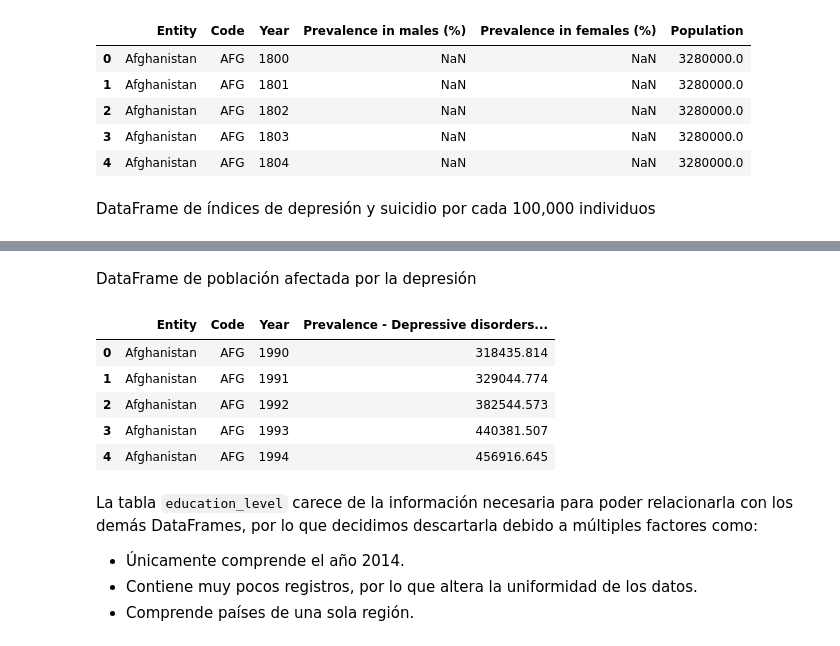
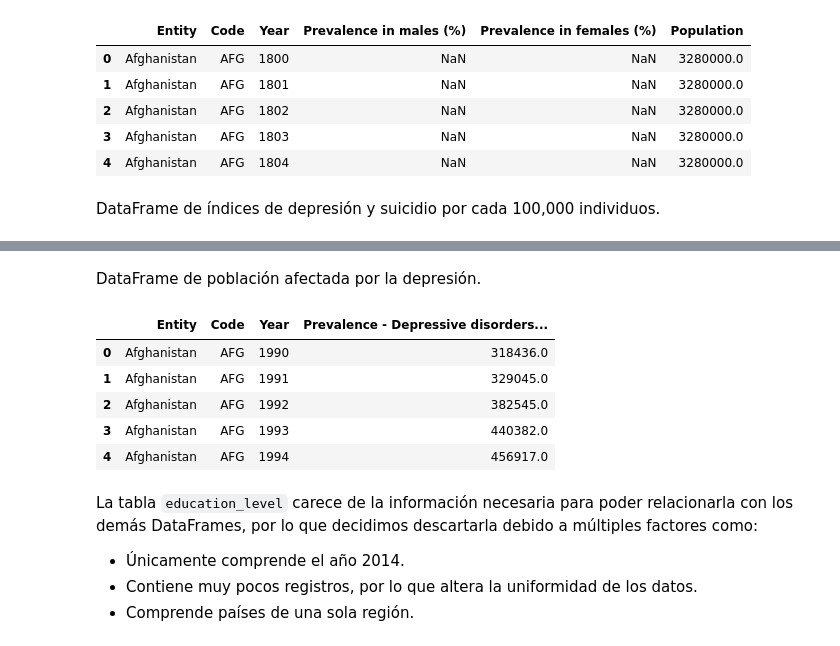
Before and after one commit to restradap001/Dementia, a Jupyter notebook: Project.ipynb, the cells around one changed output, grey strips where cells are left out. Saved outputs shown, nothing was run; the diff lists cells and outputs as text; code cells hidden in the pictures.

```diff
--- a/Project.ipynb
+++ b/Project.ipynb
@@ -174 +180,4 @@ Este proceso se realiza mediante la función <code>head</code>.
+# %%
+def round_dataframe_values(dataframe, decimals=3):
+    return round(dataframe, decimals)
 # %% [markdown]
@@ -216,7 +225,7 @@ gender_groups.head()
 | 3 | Afghanistan | AFG | 1803 | NaN | NaN | 3280000.0 |
 | 4 | Afghanistan | AFG | 1804 | NaN | NaN | 3280000.0 |
 # %% [markdown]
-DataFrame de índices de depresión y suicidio por cada 100,000 individuos
+DataFrame de índices de depresión y suicidio por cada 100,000 individuos.
 # %%
 depression_and_suicide_rate.head()
 # %% [output]
@@ -227,16 +236,16 @@ depression_and_suicide_rate.head()
 | 3 | Afghanistan | AFG | 1803 | NaN | NaN | 3280000.0 |
 | 4 | Afghanistan | AFG | 1804 | NaN | NaN | 3280000.0 |
 # %% [markdown]
-DataFrame de población afectada por la depresión
+DataFrame de población afectada por la depresión.
 # %%
-round(affected.head(), 3)
+round_dataframe_values(affected.head(), 0)
 # %% [output]
 |  | Entity | Code | Year | Prevalence - Depressive disorders... |
-| 0 | Afghanistan | AFG | 1990 | 318435.814 |
-| 1 | Afghanistan | AFG | 1991 | 329044.774 |
-| 2 | Afghanistan | AFG | 1992 | 382544.573 |
-| 3 | Afghanistan | AFG | 1993 | 440381.507 |
-| 4 | Afghanistan | AFG | 1994 | 456916.645 |
+| 0 | Afghanistan | AFG | 1990 | 318436.0 |
+| 1 | Afghanistan | AFG | 1991 | 329045.0 |
+| 2 | Afghanistan | AFG | 1992 | 382545.0 |
+| 3 | Afghanistan | AFG | 1993 | 440382.0 |
+| 4 | Afghanistan | AFG | 1994 | 456917.0 |
 # %% [markdown]
 La tabla <code>education_level</code> carece de la información necesaria para poder relacionarla con los demás DataFrames, por lo que decidimos descartarla debido a múltiples factores como:
 
```
Also changed, not shown: parts of 79 cells of this notebook.
